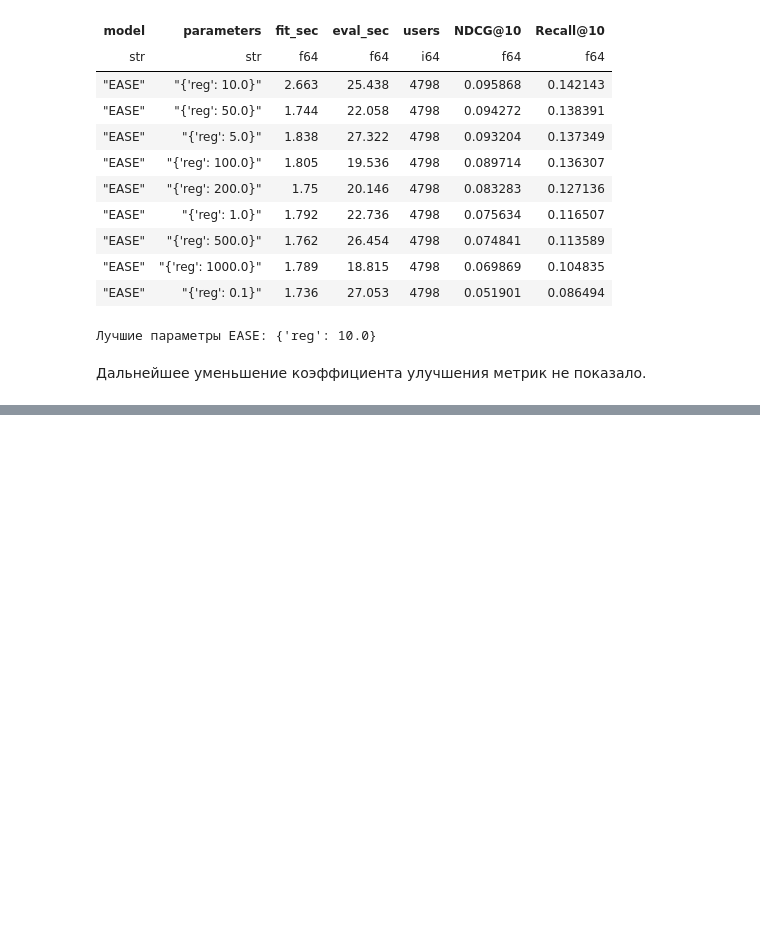
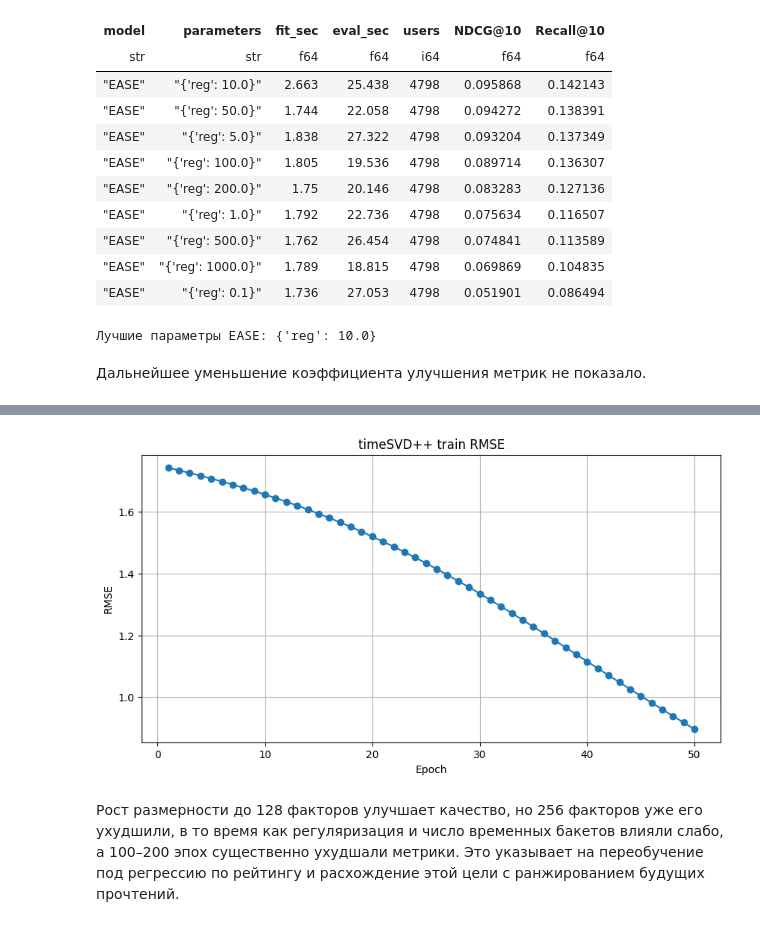
Before and after one commit to vshsch/recsys-hw1, a Jupyter notebook: experiments.ipynb, the cells around one changed output, grey strips where cells are left out. Drawn from its saved outputs; the diff is of its cells as text; code cells hidden in the pictures; blank space fills up the shorter version.

Commit message:
Add FM, TimeSVD++, update experiments

```diff
--- a/experiments.ipynb
+++ b/experiments.ipynb
@@ -1865,0 +2382,29 @@ shape: (9, 7)
+# %%
+TSVDPP_CONFIGS = [
+    {
+        "n_factors": n_factors,
+        "learning_rate": learning_rate,
+        "reg": 2e-2,
+        "n_epochs": 50,
+        "n_time_bins": 8,
+        "seed": SEED,
+    }
+    for n_factors in [16, 32, 64, 128, 256]
+    for learning_rate in [1e-3, 5e-3]
+]
+validation_rows = [row for row in validation_rows if row["model"] != "timeSVD++"]
+(
+    tsvdpp_rows,
+    best_tsvdpp_model,
+    best_tsvdpp_parameters,
+    best_tsvdpp_details,
+) = run_tsvdpp_grid(TSVDPP_CONFIGS)
+validation_rows.extend(tsvdpp_rows)
+best_tsvdpp_score = max(row[PRIMARY_METRIC] for row in tsvdpp_rows)
+tsvdpp_validation = (
+    pl.DataFrame(tsvdpp_rows)
+    .select(RESULT_COLS)
+    .sort(PRIMARY_METRIC, descending=True)
+)
+display(tsvdpp_validation)
+print(f"Лучшие основные параметры timeSVD++: {best_tsvdpp_parameters}")
@@ -1865,0 +2520,17 @@ shape: (9, 7)
+# %%
+tsvdpp_history = pl.DataFrame(best_tsvdpp_model.history)
+plt.figure(figsize=(10, 5))
+plt.plot(
+    tsvdpp_history["epoch"],
+    tsvdpp_history["train_rmse"],
+    marker="o",
+)
+plt.title("timeSVD++ train RMSE")
+plt.xlabel("Epoch")
+plt.ylabel("RMSE")
+plt.grid(True)
+plt.show()
+# %% [output]
+[figure, added]
+# %% [markdown]
+Рост размерности до 128 факторов улучшает качество, но 256 факторов уже его ухудшили, в то время как регуляризация и число временных бакетов влияли слабо, а 100–200 эпох существенно ухудшали метрики. Это указывает на переобучение под регрессию по рейтингу и расхождение этой цели с ранжированием будущих прочтений.
```
Also changed, not shown: parts of 17 cells of this notebook, 4 other files.
